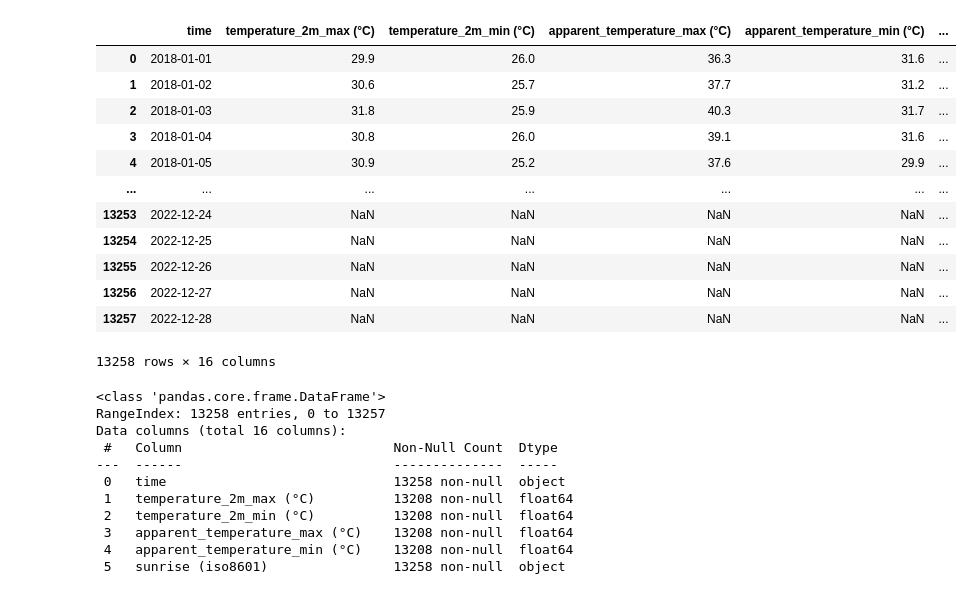
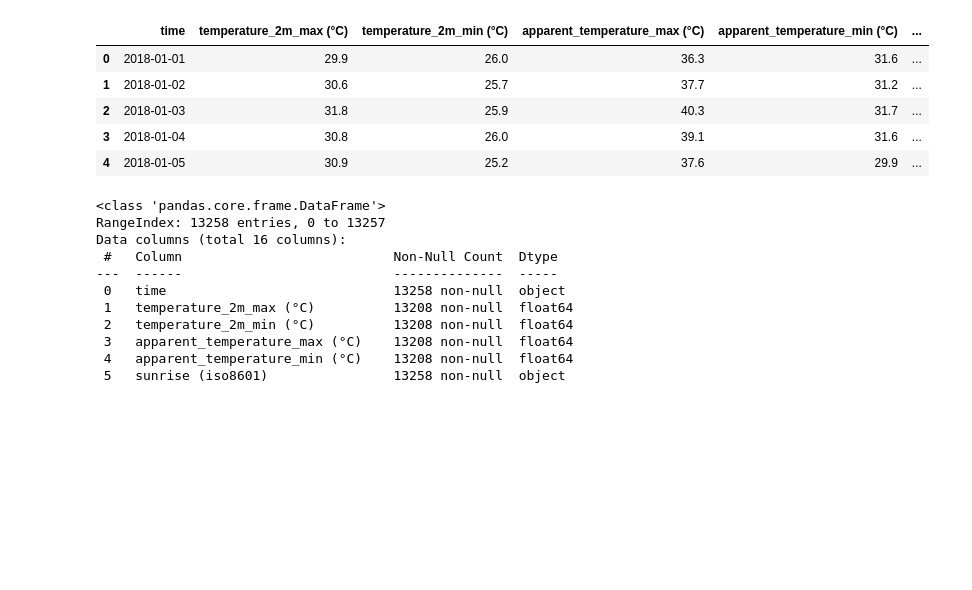
Before and after one commit to el-thobhy/rainfall-prediction, a Jupyter notebook: test_code_kaggle.ipynb, the cells around one changed output. Drawn from its saved outputs; the diff is of its cells as text; code cells hidden in the pictures; blank space fills up the shorter version.

```diff
--- a/test_code_kaggle.ipynb
+++ b/test_code_kaggle.ipynb
@@ -26,21 +26,14 @@ zip_ref.close()
 import pandas as pd
 # %%
 df = pd.read_csv('/content/data.csv')
-df
+df.head()
 # %% [output]
 |  | time | temperature_2m_max (°C) | temperature_2m_min (°C) | apparent_temperature_max (°C) | apparent_temperature_min (°C) | ... |
 | 0 | 2018-01-01 | 29.9 | 26.0 | 36.3 | 31.6 | ... |
 | 1 | 2018-01-02 | 30.6 | 25.7 | 37.7 | 31.2 | ... |
 | 2 | 2018-01-03 | 31.8 | 25.9 | 40.3 | 31.7 | ... |
 | 3 | 2018-01-04 | 30.8 | 26.0 | 39.1 | 31.6 | ... |
 | 4 | 2018-01-05 | 30.9 | 25.2 | 37.6 | 29.9 | ... |
-| ... | ... | ... | ... | ... | ... | ... |
-| 13253 | 2022-12-24 | NaN | NaN | NaN | NaN | ... |
-| 13254 | 2022-12-25 | NaN | NaN | NaN | NaN | ... |
-| 13255 | 2022-12-26 | NaN | NaN | NaN | NaN | ... |
-| 13256 | 2022-12-27 | NaN | NaN | NaN | NaN | ... |
-| 13257 | 2022-12-28 | NaN | NaN | NaN | NaN | ... |
-13258 rows × 16 columns
 # %%
 df.info()
 # %% [output]
```
Also changed, not shown: parts of 13 cells of this notebook.
